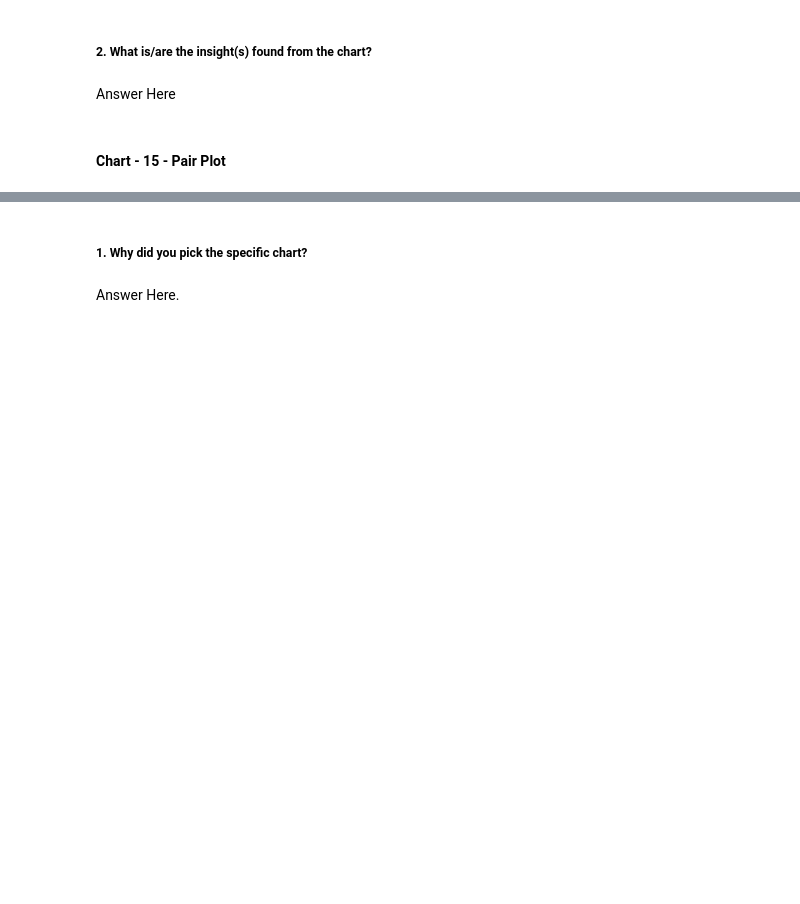
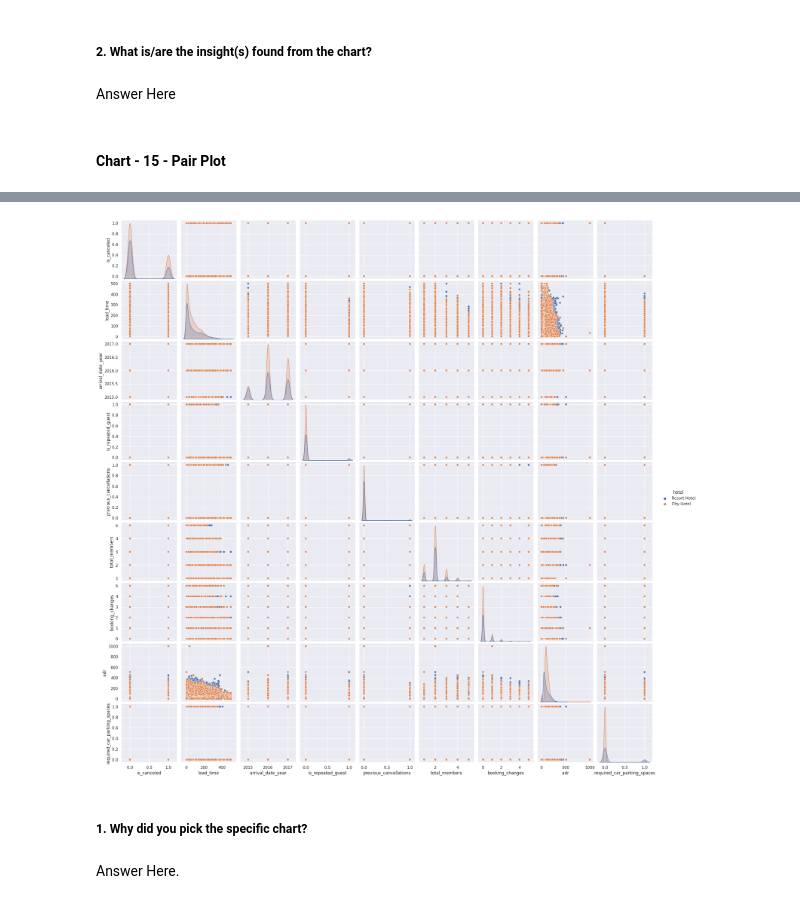
Before and after one commit to gautamdhanrajnemmaniwar/Hotel_Booking_Analysis_EDA, a Jupyter notebook: Hotel_Booking_Analysis_(EDA).ipynb, the cells around one changed output, grey strips where cells are left out. Drawn from its saved outputs; the diff is of its cells as text; code cells hidden in the pictures; blank space fills up the shorter version.

```diff
--- a/Hotel_Booking_Analysis_(EDA).ipynb
+++ b/Hotel_Booking_Analysis_(EDA).ipynb
@@ -1445,3 +1476,17 @@ Answer Here
+# %%
+# Pair Plot visualization code
+
+# Creating a new data set as the original data set is taking long time to execute
+# We have added we columns in 'hotel_df_columns' from the original data set 'hotel_df'
+hotel_df_columns = pd.DataFrame(hotel_df.loc[:, ['hotel', 'is_canceled', 'lead_time', 'arrival_date_year', 'is_repeated_guest', 'previous_cancellations', 'total_members', 'booking_changes', 'adr', 'required_car_parking_spaces']])
+
+# Create a pairplot with hue hotel
+sns.pairplot(hotel_df_columns, hue = 'hotel')
+
+# Display Plot
+plt.show()
+# %% [output]
+[figure, added]
 # %% [markdown]
 ##### 1. Why did you pick the specific chart?
 # %% [markdown]
```
Also changed, not shown: parts of 57 cells of this notebook.
